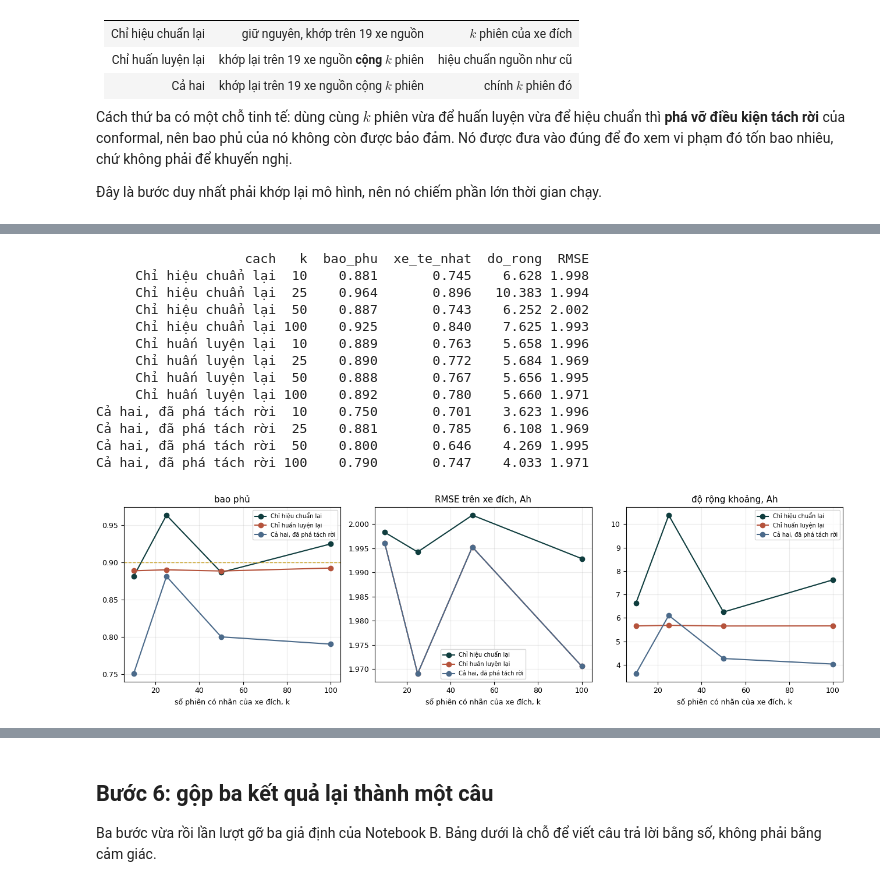
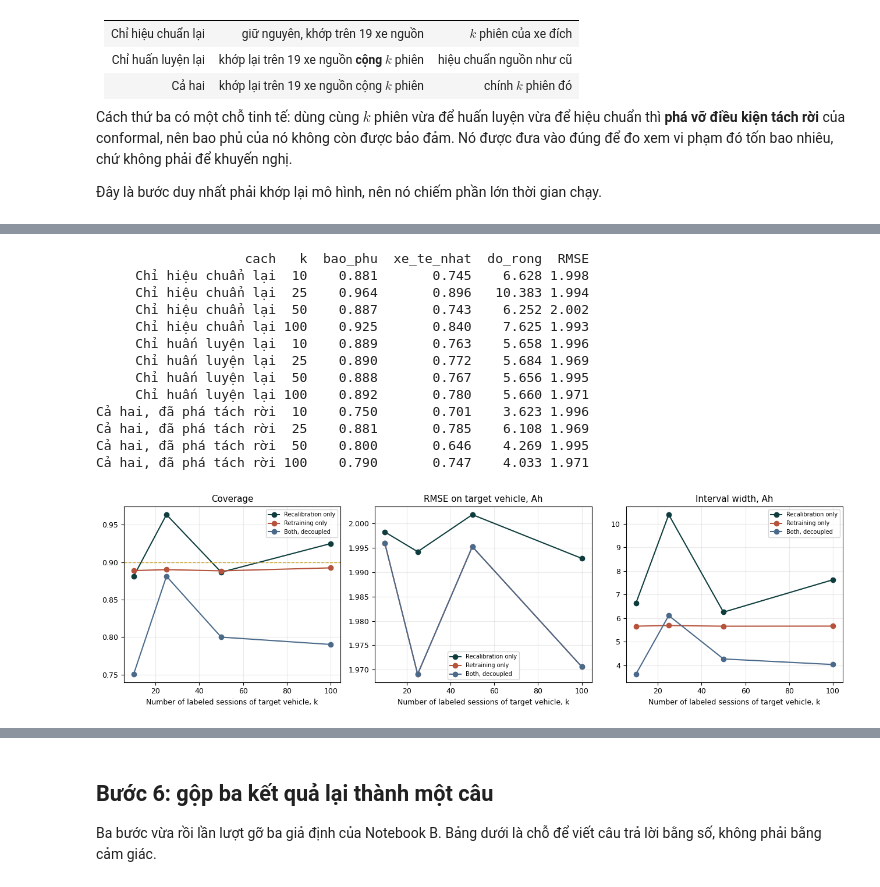
Before and after one commit to quan534/ADY-Project-Battery-prediction-model, a Jupyter notebook: Notebook_D_HieuChuan.ipynb, the cells around one changed output, grey strips where cells are left out. Saved outputs shown, nothing was run; the diff lists cells and outputs as text; code cells hidden in the pictures.

```diff
--- a/Notebook_D_HieuChuan.ipynb
+++ b/Notebook_D_HieuChuan.ipynb
@@ -409,20 +439,20 @@ for cach, mauc, kh in [('chia đều', SAND, 'o-'), ('thích nghi', TEAL, 's-')]
     ax[0].plot(g_.K_tong, g_.bao_phu_tb, kh, color=mauc, label=cach)
     ax[1].plot(g_.K_tong, g_.bao_phu_xe_te_nhat, kh, color=mauc, label=cach)
     ax[2].plot(g_.K_tong, g_.so_xe_duoi_muc, kh, color=mauc, label=cach)
-for a, t in zip(ax, ['bao phủ trung bình', 'bao phủ của xe tệ nhất',
-                     'số xe dưới mức danh nghĩa']):
-    a.set_xlabel('tổng ngân sách nhãn K, phiên'); a.set_title(t); a.legend(fontsize=8)
+for a, t in zip(ax, ['Average Coverage', 'Worst-Case Vehicle Coverage',
+                    'Number of Vehicles Below Nominal Level']):
+    a.set_xlabel('Total label budget K, session'); a.set_title(t); a.legend(fontsize=8)
 ax[0].axhline(NOM, color=RUST, lw=.8, ls='--')
 ax[1].axhline(NOM, color=RUST, lw=.8, ls='--')
-plt.tight_layout(); plt.savefig(FIG / 'D_ngan_sach.png', dpi=160)
+plt.tight_layout(); plt.savefig(FIG / 'D_ngan_sach.pdf', bbox_inches = 'tight')
 plt.show()
 
 piv = ns.pivot(index='K_tong', columns='cach', values='bao_phu_xe_te_nhat')
-piv['chênh'] = piv['thích nghi'] - piv['chia đều']
-print('Bao phủ của xe tệ nhất, cùng một tổng ngân sách:')
+piv['difference'] = piv['thích nghi'] - piv['chia đều']
+print('Worst-case vehicle coverage under the same total budget:')
 print(piv.round(4).to_string())
-print('\nCột chênh dương nghĩa là dồn nhãn vào xe yếu có lợi hơn chia đều.')
-print('\nSố nhãn mà một xe thực sự nhận được, ít nhất và nhiều nhất:')
+print('\nA positive difference column means concentrating labels on weaker vehicles is more beneficial than even distribution.')
+print('\nNumber of labels actually received by a vehicle, minimum and maximum:')
 print(ns[['K_tong', 'cach', 'k_it_nhat', 'k_nhieu_nhat']].to_string(index=False))
-print('\nHai cột cuối là chìa khoá để đọc bảng trên. Xem phần diễn giải ngay dưới.')
+print('\nThe last two columns are the key to reading the table above. See interpretation below.')
 # %% [output]
@@ -540,45 +570,68 @@ chạy trên 8 xe: [1, 3, 5, 7, 9, 11, 13, 15]
 # %%
-tt = hl.groupby(['cach', 'k']).agg(bao_phu=('bao_phu', 'mean'),
-                                   xe_te_nhat=('bao_phu', 'min'),
-                                   do_rong=('do_rong', 'mean'),
-                                   RMSE=('RMSE', 'mean')).reset_index()
+tt = hl.groupby(['cach', 'k']).agg(
+    bao_phu=('bao_phu', 'mean'),
+    xe_te_nhat=('bao_phu', 'min'),
+    do_rong=('do_rong', 'mean'),
+    RMSE=('RMSE', 'mean')
+).reset_index()
 print(tt.round(3).to_string(index=False))
 
 fig, ax = plt.subplots(1, 3, figsize=(13, 3.9))
-mau3 = {'Chỉ hiệu chuẩn lại': TEAL, 'Chỉ huấn luyện lại': RUST,
-        'Cả hai, đã phá tách rời': SLATE}
+mau3 = {
+    'Chỉ hiệu chuẩn lại': TEAL,
+    'Chỉ huấn luyện lại': RUST,
+    'Cả hai, đã phá tách rời': SLATE
+}
+
+# Bản đồ chuyển đổi nhãn sang tiếng Anh để hiển thị trên chú thích (legend)
+label_map = {
+    'Chỉ hiệu chuẩn lại': 'Recalibration only',
+    'Chỉ huấn luyện lại': 'Retraining only',
+    'Cả hai, đã phá tách rời': 'Both, decoupled'
+}
+
 for cach, g_ in tt.groupby('cach'):
-    ax[0].plot(g_.k, g_.bao_phu, 'o-', color=mau3[cach], label=cach)
-    ax[1].plot(g_.k, g_.RMSE, 'o-', color=mau3[cach], label=cach)
-    ax[2].plot(g_.k, g_.do_rong, 'o-', color=mau3[cach], label=cach)
-ax[0].axhline(NOM, color=SAND, lw=1, ls='--'); ax[0].set_title('bao phủ')
-ax[1].set_title('RMSE trên xe đích, Ah'); ax[2].set_title('độ rộng khoảng, Ah')
+    eng_label = label_map.get(cach, cach)
+    ax[0].plot(g_.k, g_.bao_phu, 'o-', color=mau3[cach], label=eng_label)
+    ax[1].plot(g_.k, g_.RMSE, 'o-', color=mau3[cach], label=eng_label)
+    ax[2].plot(g_.k, g_.do_rong, 'o-', color=mau3[cach], label=eng_label)
+
+ax[0].axhline(NOM, color=SAND, lw=1, ls='--')
+ax[0].set_title('Coverage')
+ax[1].set_title('RMSE on target vehicle, Ah')
+ax[2].set_title('Interval width, Ah')
+
 for a in ax:
-    a.set_xlabel('số phiên có nhãn của xe đích, k'); a.legend(fontsize=7)
-plt.tight_layout(); plt.savefig(FIG / 'D_huan_luyen_hay_hieu_chuan.png', dpi=160)
+    a.set_xlabel('Number of labeled sessions of target vehicle, k')
+    a.legend(fontsize=7)
+
+plt.tight_layout()
+plt.savefig(FIG / 'D_huan_luyen_hay_hieu_chuan.pdf', bbox_inches='tight')
 plt.show()
 
 hc = tt[tt.cach == 'Chỉ hiệu chuẩn lại'].set_index('k')
 ht = tt[tt.cach == 'Chỉ huấn luyện lại'].set_index('k')
-print(f'\nTại k = {KS[-1]}:')
-print(f'  hiệu chuẩn lại  : bao phủ {hc.bao_phu[KS[-1]]:.3f}, RMSE {hc.RMSE[KS[-1]]:.2f} Ah')
-print(f'  huấn luyện lại  : bao phủ {ht.bao_phu[KS[-1]]:.3f}, RMSE {ht.RMSE[KS[-1]]:.2f} Ah')
+
+print(f'\nAt k = {KS[-1]}:')
+print(f'  Recalibration only : coverage {hc.bao_phu[KS[-1]]:.3f}, RMSE {hc.RMSE[KS[-1]]:.2f} Ah')
+print(f'  Retraining only    : coverage {ht.bao_phu[KS[-1]]:.3f}, RMSE {ht.RMSE[KS[-1]]:.2f} Ah')
+
 n_tr = len(nen[XE[0]]['idx_tr'])
-print('\nRMSE gần như không đổi là điều phải xảy ra: k phiên thêm vào một tập huấn luyện')
-print(f'{n_tr:,} phiên thì chìm nghỉm. Bao phủ thì đổi hẳn, vì phân vị')
-print('conformal chỉ đọc đúng k phiên đó. Một nhãn đáng giá hơn nhiều khi dùng để hiệu chuẩn.')
+print('\nAn almost unchanged RMSE is expected: adding k sessions to a training set of')
+print(f'{n_tr:,} sessions gets drowned out. Coverage changes dramatically because conformal')
+print('quantiles read exactly those k sessions. A label is far more valuable when used for calibration.')
 # %% [output]
                    cach   k  bao_phu  xe_te_nhat  do_rong  RMSE
      Chỉ hiệu chuẩn lại  10    0.881       0.745    6.628 1.998
      Chỉ hiệu chuẩn lại  25    0.964       0.896   10.383 1.994
      Chỉ hiệu chuẩn lại  50    0.887       0.743    6.252 2.002
      Chỉ hiệu chuẩn lại 100    0.925       0.840    7.625 1.993
      Chỉ huấn luyện lại  10    0.889       0.763    5.658 1.996
      Chỉ huấn luyện lại  25    0.890       0.772    5.684 1.969
      Chỉ huấn luyện lại  50    0.888       0.767    5.656 1.995
      Chỉ huấn luyện lại 100    0.892       0.780    5.660 1.971
 Cả hai, đã phá tách rời  10    0.750       0.701    3.623 1.996
 Cả hai, đã phá tách rời  25    0.881       0.785    6.108 1.969
 Cả hai, đã phá tách rời  50    0.800       0.646    4.269 1.995
 Cả hai, đã phá tách rời 100    0.790       0.747    4.033 1.971
-[figure, old version]
+[figure, new version]
```
Also changed, not shown: parts of 5 cells of this notebook, 8 other files.
